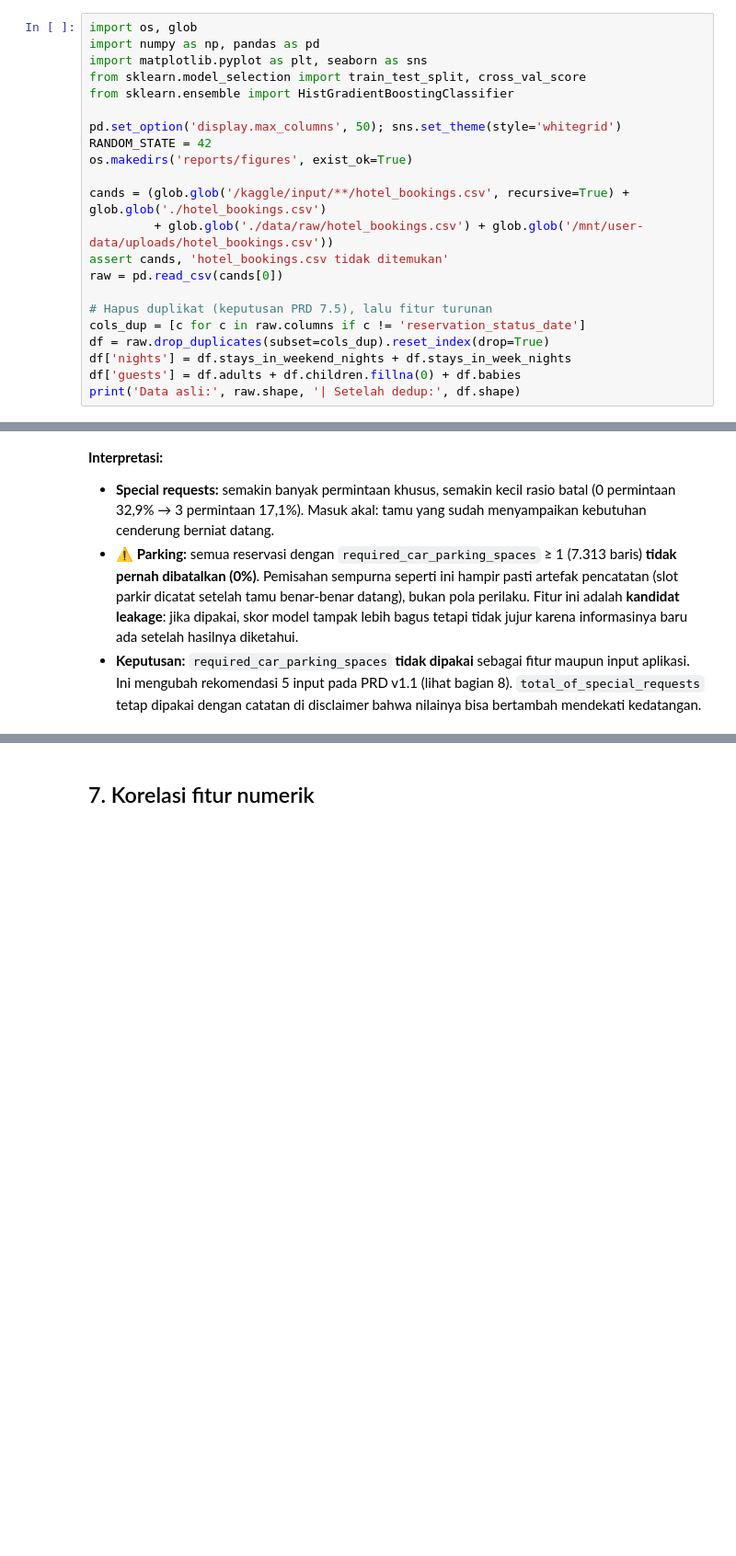
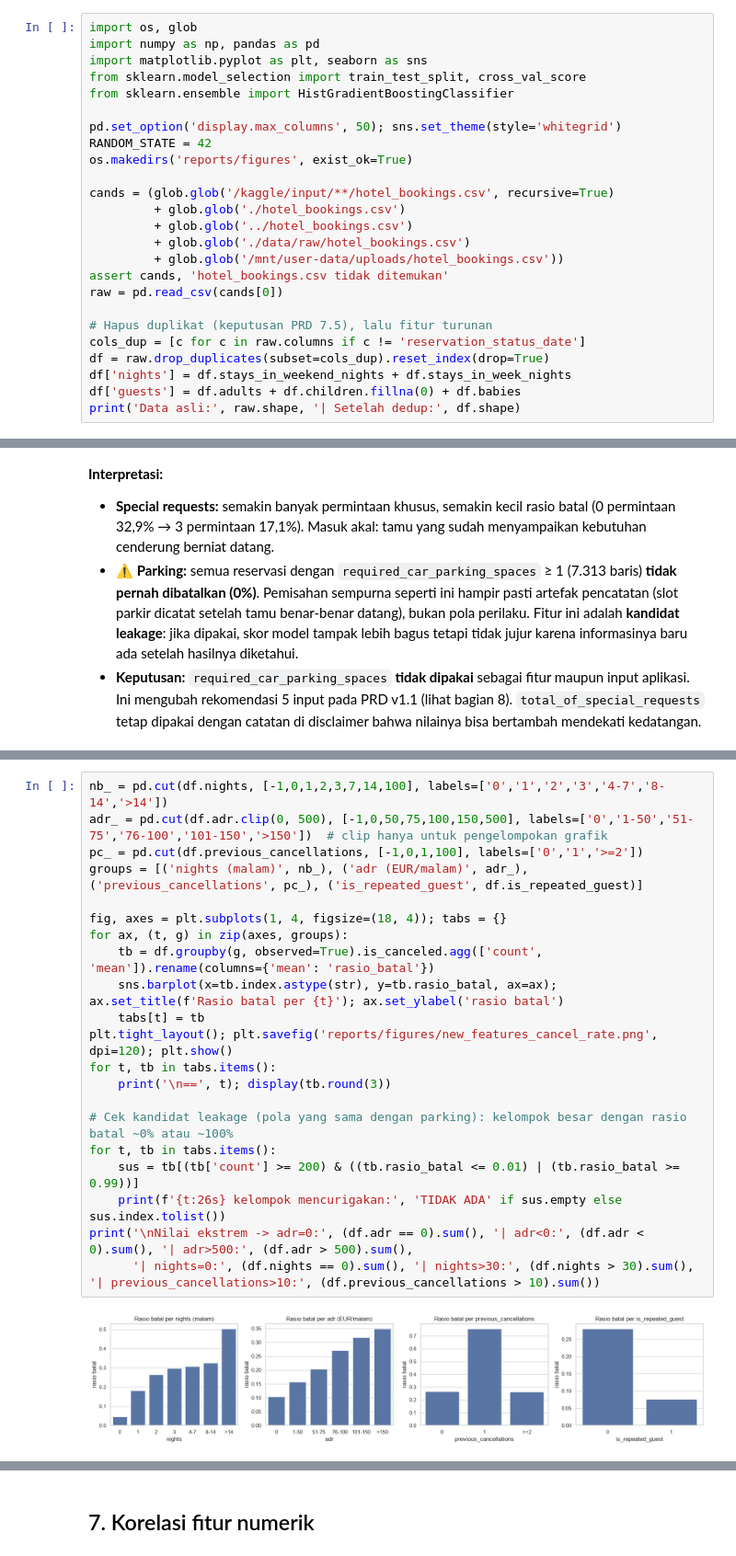
Before and after one commit to Narhroz/machine-learning, a Jupyter notebook: notebooks/02_eda.ipynb, the cells around one changed output, grey strips where cells are left out. Shown at 92% size. Saved outputs shown, nothing was run; the diff lists cells and outputs as text; blank space fills up the shorter version.

```diff
--- a/notebooks/02_eda.ipynb
+++ b/notebooks/02_eda.ipynb
@@ -15,8 +17,11 @@ pd.set_option('display.max_columns', 50); sns.set_theme(style='whitegrid')
 RANDOM_STATE = 42
 os.makedirs('reports/figures', exist_ok=True)
 
-cands = (glob.glob('/kaggle/input/**/hotel_bookings.csv', recursive=True) + glob.glob('./hotel_bookings.csv')
-         + glob.glob('./data/raw/hotel_bookings.csv') + glob.glob('/mnt/user-data/uploads/hotel_bookings.csv'))
+cands = (glob.glob('/kaggle/input/**/hotel_bookings.csv', recursive=True)
+         + glob.glob('./hotel_bookings.csv')
+         + glob.glob('../hotel_bookings.csv')
+         + glob.glob('./data/raw/hotel_bookings.csv')
+         + glob.glob('/mnt/user-data/uploads/hotel_bookings.csv'))
 assert cands, 'hotel_bookings.csv tidak ditemukan'
 raw = pd.read_csv(cands[0])
 
@@ -132,0 +230,23 @@ plt.tight_layout(); plt.savefig('reports/figures/requests_parking.png', dpi=120)
+# %%
+nb_ = pd.cut(df.nights, [-1,0,1,2,3,7,14,100], labels=['0','1','2','3','4-7','8-14','>14'])
+adr_ = pd.cut(df.adr.clip(0, 500), [-1,0,50,75,100,150,500], labels=['0','1-50','51-75','76-100','101-150','>150'])  # clip hanya untuk pengelompokan grafik
+pc_ = pd.cut(df.previous_cancellations, [-1,0,1,100], labels=['0','1','>=2'])
+groups = [('nights (malam)', nb_), ('adr (EUR/malam)', adr_), ('previous_cancellations', pc_), ('is_repeated_guest', df.is_repeated_guest)]
+
+fig, axes = plt.subplots(1, 4, figsize=(18, 4)); tabs = {}
+for ax, (t, g) in zip(axes, groups):
+    tb = df.groupby(g, observed=True).is_canceled.agg(['count', 'mean']).rename(columns={'mean': 'rasio_batal'})
+    sns.barplot(x=tb.index.astype(str), y=tb.rasio_batal, ax=ax); ax.set_title(f'Rasio batal per {t}'); ax.set_ylabel('rasio batal')
+    tabs[t] = tb
+plt.tight_layout(); plt.savefig('reports/figures/new_features_cancel_rate.png', dpi=120); plt.show()
+for t, tb in tabs.items():
+    print('\n==', t); display(tb.round(3))
+
+# Cek kandidat leakage (pola yang sama dengan parking): kelompok besar dengan rasio batal ~0% atau ~100%
+for t, tb in tabs.items():
+    sus = tb[(tb['count'] >= 200) & ((tb.rasio_batal <= 0.01) | (tb.rasio_batal >= 0.99))]
+    print(f'{t:26s} kelompok mencurigakan:', 'TIDAK ADA' if sus.empty else sus.index.tolist())
+print('\nNilai ekstrem -> adr=0:', (df.adr == 0).sum(), '| adr<0:', (df.adr < 0).sum(), '| adr>500:', (df.adr > 500).sum(),
+      '| nights=0:', (df.nights == 0).sum(), '| nights>30:', (df.nights > 30).sum(), '| previous_cancellations>10:', (df.previous_cancellations > 10).sum())
+# %% [output]
+[figure, added]
```
Also changed, not shown: parts of 25 cells of this notebook, 31 other files.
